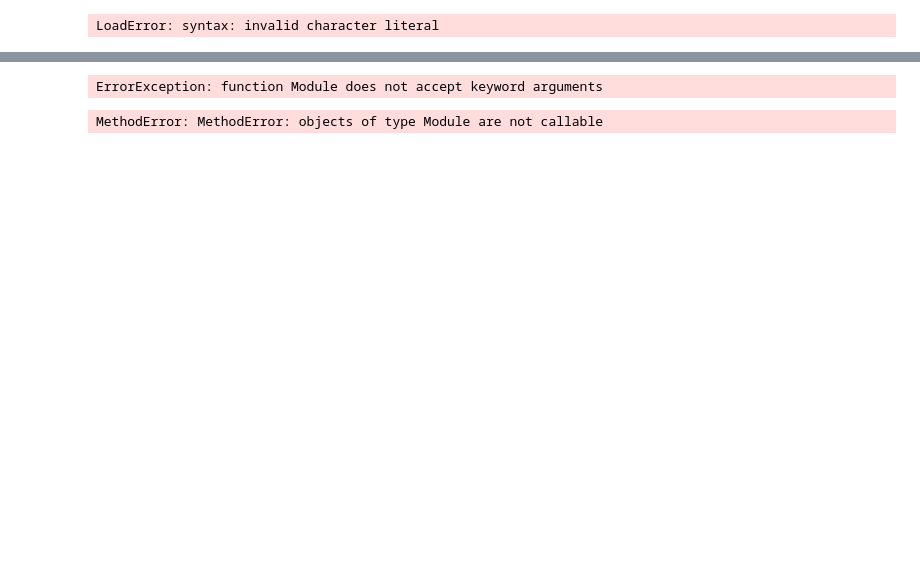
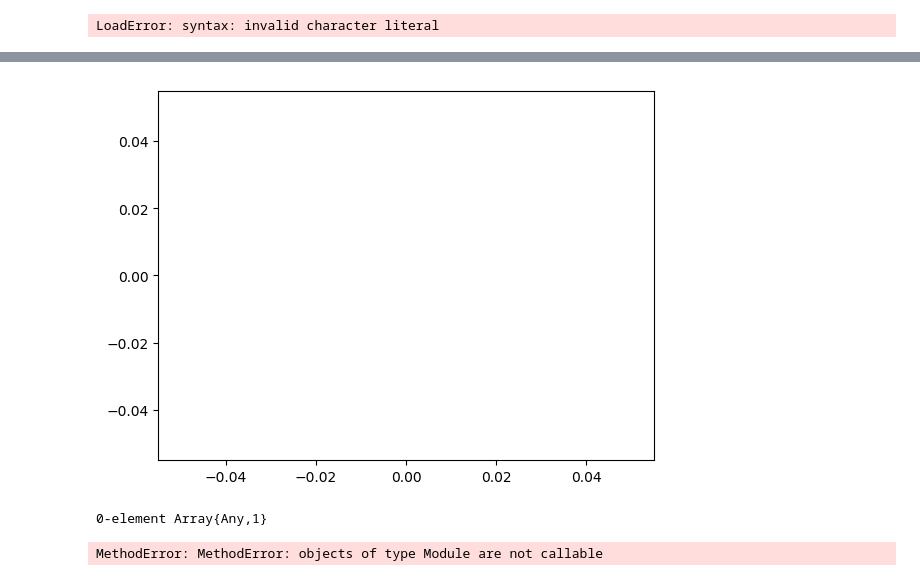
Before and after one commit to LaGuer/MathPhysicalConstants.jl, a Jupyter notebook: doc/MathPhysicalConstants.ipynb, the cells around one changed output, grey strips where cells are left out. Drawn from its saved outputs; the diff is of its cells as text; code cells hidden in the pictures; blank space fills up the shorter version.

```diff
--- a/doc/MathPhysicalConstants.ipynb
+++ b/doc/MathPhysicalConstants.ipynb
@@ -289,13 +397,15 @@ ErrorException: function Module does not accept keyword arguments
 # %%
+using PyPlot
 using PyCall
-@pyimport matplotlib.pyplot as plt
+@pyimport math
 @pyimport numpy as np
 
 x = rand(10)
 y = rand(10)
 plot(x=x,y=y)
 # %% [output]
+[figure, added]
-ErrorException: function Module does not accept keyword arguments
+0-element Array{Any,1}
 # %%
 using PyPlot
 #@pyimport matplotlib.pyplot as plt
```
Also changed, not shown: parts of 27 cells of this notebook.
